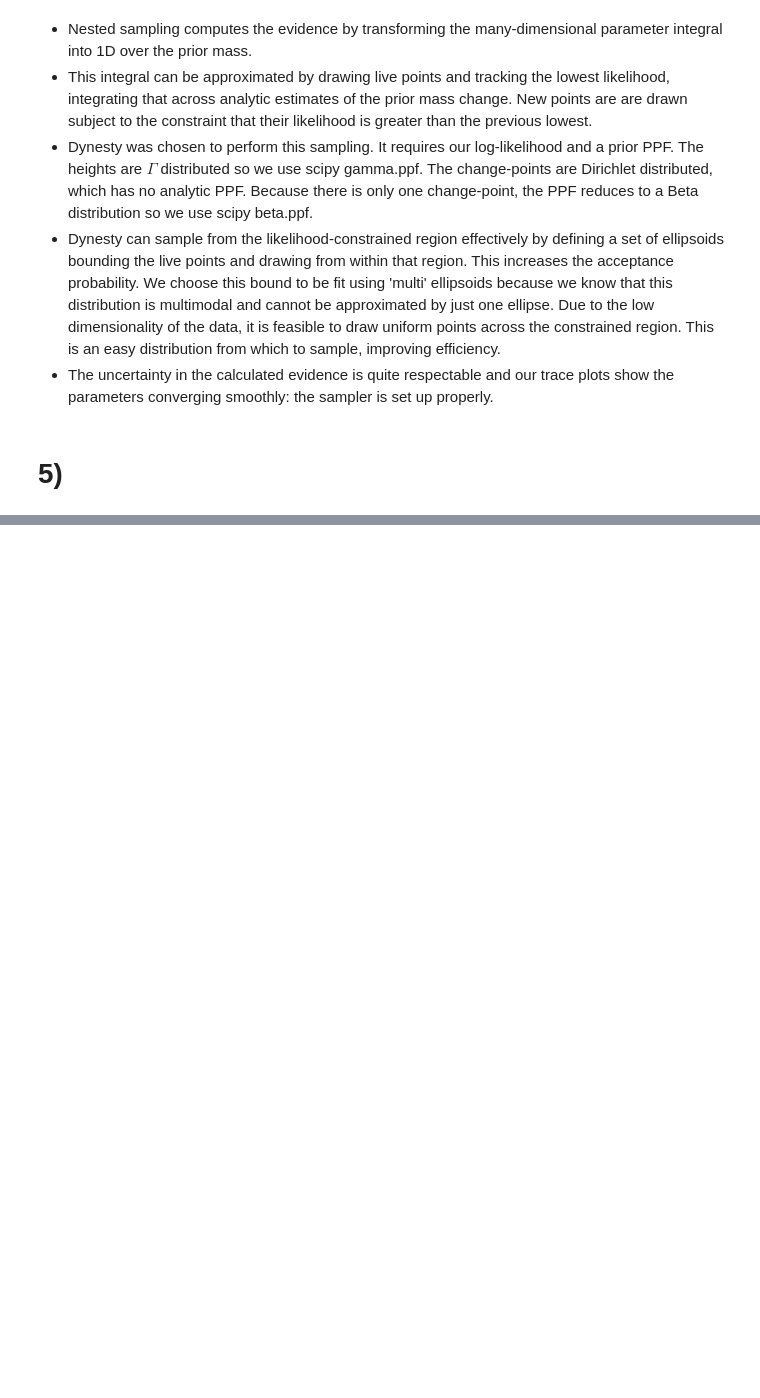
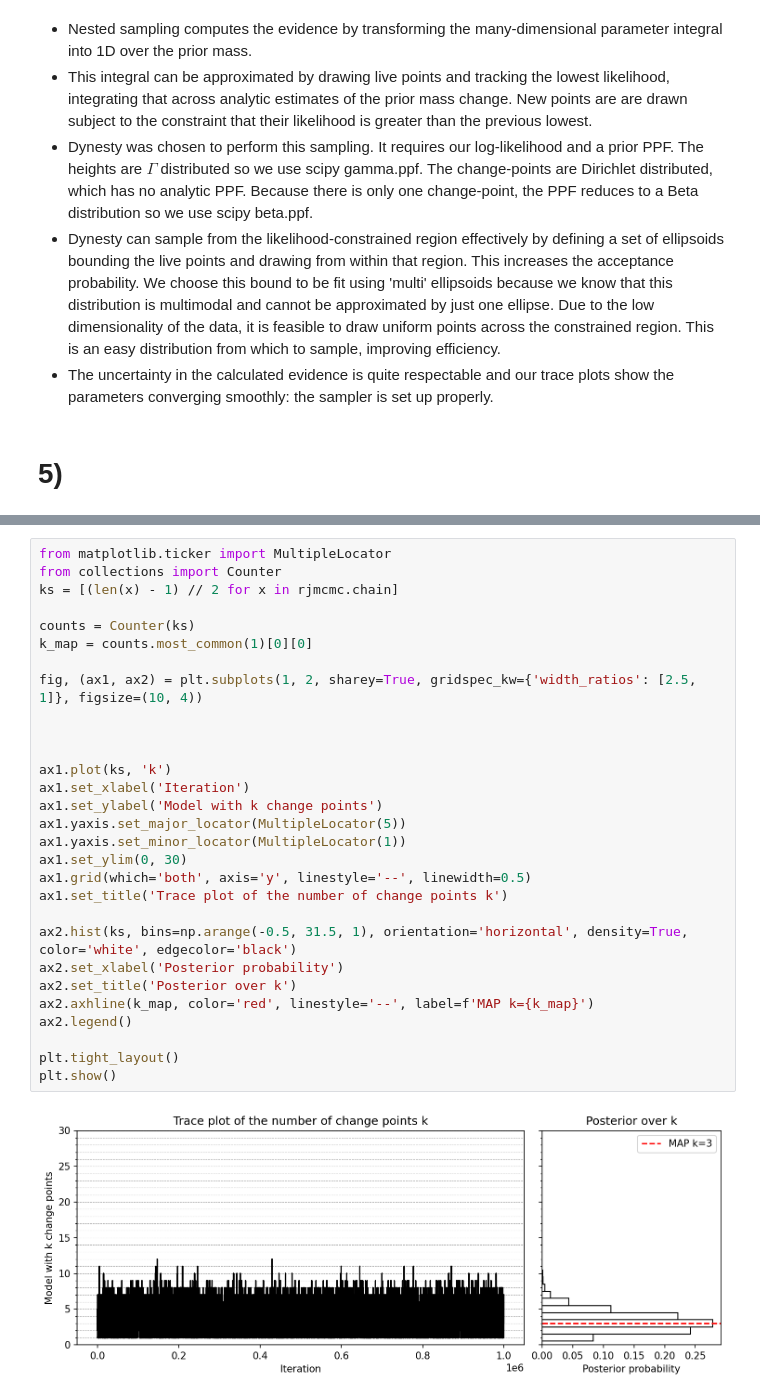
Before and after one commit to JoeyWee1/S2_Coal_Mining_Bayesian_Stats, a Jupyter notebook: S2CW.ipynb, the cells around one changed output, grey strips where cells are left out. Drawn from its saved outputs; the diff is of its cells as text; blank space fills up the shorter version.

```diff
--- a/S2CW.ipynb
+++ b/S2CW.ipynb
@@ -307,0 +326,31 @@ Posterior ratio (M1/M0): 2.48e+15 +/- 9.57e+14
+# %%
+from matplotlib.ticker import MultipleLocator
+from collections import Counter
+ks = [(len(x) - 1) // 2 for x in rjmcmc.chain]
+
+counts = Counter(ks)
+k_map = counts.most_common(1)[0][0]
+
+fig, (ax1, ax2) = plt.subplots(1, 2, sharey=True, gridspec_kw={'width_ratios': [2.5, 1]}, figsize=(10, 4))
+
+
+
+ax1.plot(ks, 'k')
+ax1.set_xlabel('Iteration')
+ax1.set_ylabel('Model with k change points')
+ax1.yaxis.set_major_locator(MultipleLocator(5))
+ax1.yaxis.set_minor_locator(MultipleLocator(1))
+ax1.set_ylim(0, 30)
+ax1.grid(which='both', axis='y', linestyle='--', linewidth=0.5)
+ax1.set_title('Trace plot of the number of change points k')
+
+ax2.hist(ks, bins=np.arange(-0.5, 31.5, 1), orientation='horizontal', density=True, color='white', edgecolor='black')
+ax2.set_xlabel('Posterior probability')
+ax2.set_title('Posterior over k')
+ax2.axhline(k_map, color='red', linestyle='--', label=f'MAP k={k_map}')
+ax2.legend()
+
+plt.tight_layout()
+plt.show()
+# %% [output]
+[figure, added]
```
Also changed, not shown: parts of 5 cells of this notebook, 1 other file.
